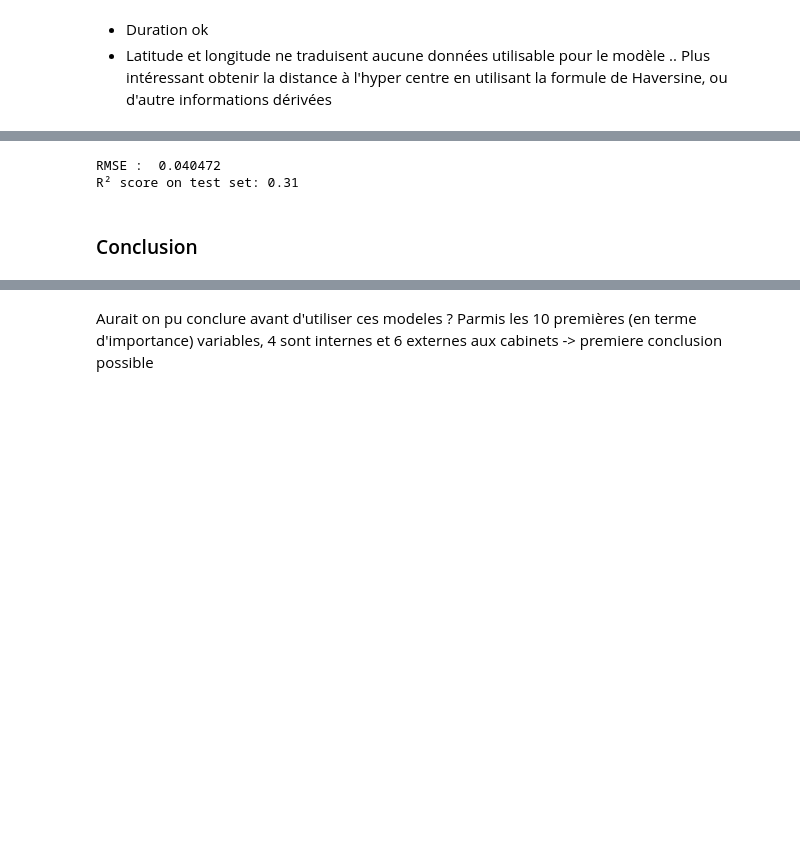
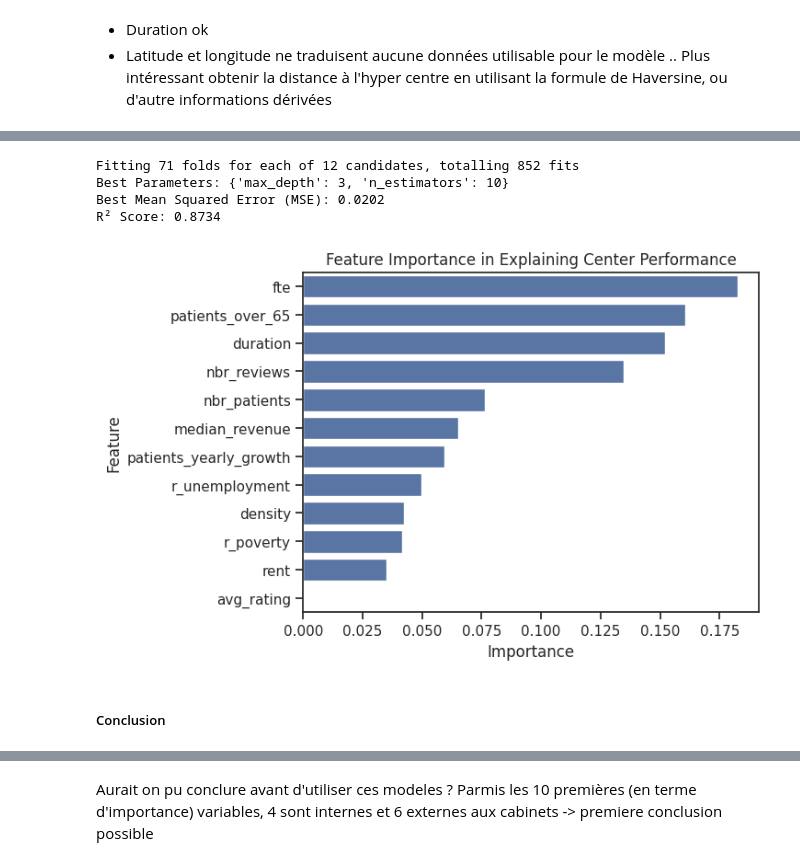
Before and after one commit to HugoKD/ML, a Jupyter notebook: 2023_DB_DS_exercise.ipynb, the cells around one changed output, grey strips where cells are left out. Drawn from its saved outputs; the diff is of its cells as text; code cells hidden in the pictures; blank space fills up the shorter version.

```diff
--- a/2023_DB_DS_exercise.ipynb
+++ b/2023_DB_DS_exercise.ipynb
@@ -493,19 +459,0 @@ shap.force_plot(explainer.expected_value, shap_values[:, :], X.iloc[:, :])
-# %%
-# Train and test set are converted to DMatrix objects,
-# as it is required by learning API.
-train_dmatrix = xg.DMatrix(data = X_train, label = y_train)
-test_dmatrix = xg.DMatrix(data = X_test, label = y_test)
-
-param = {"booster":"gblinear", "objective":"reg:linear"}
-
-xgb_r = xg.train(params = param, dtrain = train_dmatrix, num_boost_round = 10)
-pred = xgb_r.predict(test_dmatrix)
-
-mse = (MSE(y_test, pred))
-print("RMSE : % f" %(mse))
-
-r2 = r2_score(y_test, pred)
-print(f"R² score on test set: {r2:.2f}")
-# %% [output]
-RMSE :  0.040472
-R² score on test set: 0.31
@@ -512,5 +462,49 @@ R² score on test set: 0.31
+# %%
+xgb = XGBRegressor(random_state=42)
+
+param_grid = {
+    'n_estimators': [10, 50, 100],   # Example values for n_estimators
+    'max_depth': [3, 5, 7, None]     # Example values for max_depth (use None for no limit)
+}
+
+# Define LOOCV
+loo = LeaveOneOut()
+
+# Setup GridSearchCV with LOOCV
+grid_search = GridSearchCV(estimator=xgb, param_grid=param_grid, cv=loo, scoring='neg_mean_squared_error', verbose=1)
+
+# Fit the grid search
+grid_search.fit(X, y)
+
+# Retrieve best model and parameters
+best_model = grid_search.best_estimator_
+best_params = grid_search.best_params_
+best_score = -grid_search.best_score_  # Convert from negative MSE to positive
+
+print("Best Parameters:", best_params)
+print(f"Best Mean Squared Error (MSE): {best_score:.4f}")
+
+# Evaluate with R² on LOOCV predictions if desired
+y_pred = grid_search.predict(X)
+r2 = r2_score(y, y_pred)
+print(f"R² Score: {r2:.4f}")
+# %% [output]
+Fitting 71 folds for each of 12 candidates, totalling 852 fits
+Best Parameters: {'max_depth': 3, 'n_estimators': 10}
+Best Mean Squared Error (MSE): 0.0202
+R² Score: 0.8734
+# %%
+feature_importances = best_model.feature_importances_
+importance_df = pd.DataFrame({'Feature': X.columns, 'Importance': feature_importances})
+importance_df = importance_df.sort_values(by='Importance', ascending=False)
+
+sns.barplot(x='Importance', y='Feature', data=importance_df)
+plt.title('Feature Importance in Explaining Center Performance')
+plt.show()
+# %% [output]
+[figure, added]
 # %% [markdown]
-### Conclusion
+##### Conclusion
 # %%
 print(importance_df)
 # %% [output]
```
Also changed, not shown: parts of 77 cells of this notebook.
